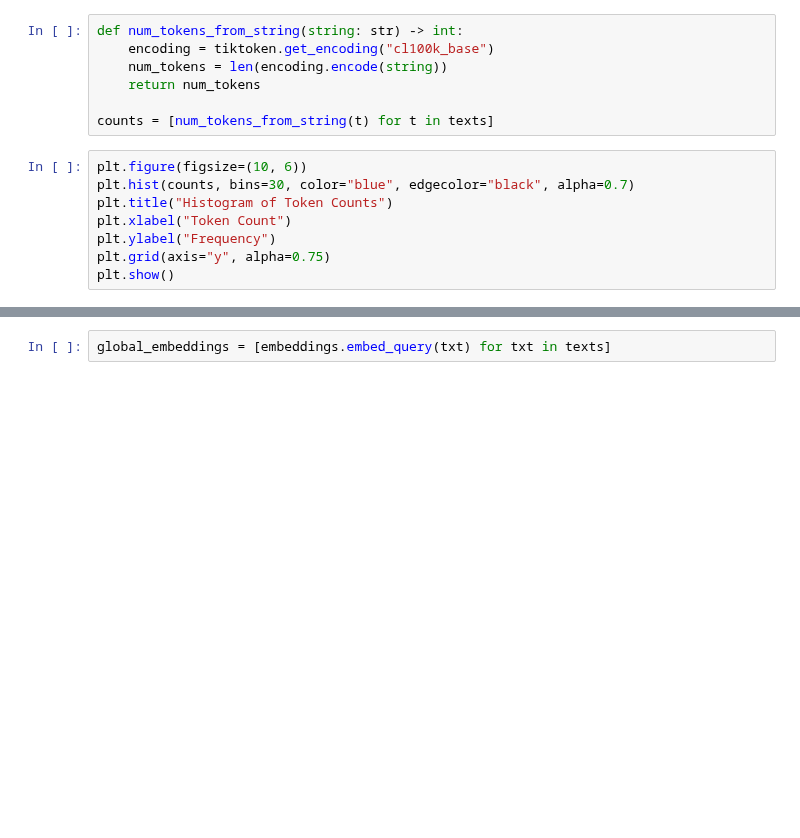
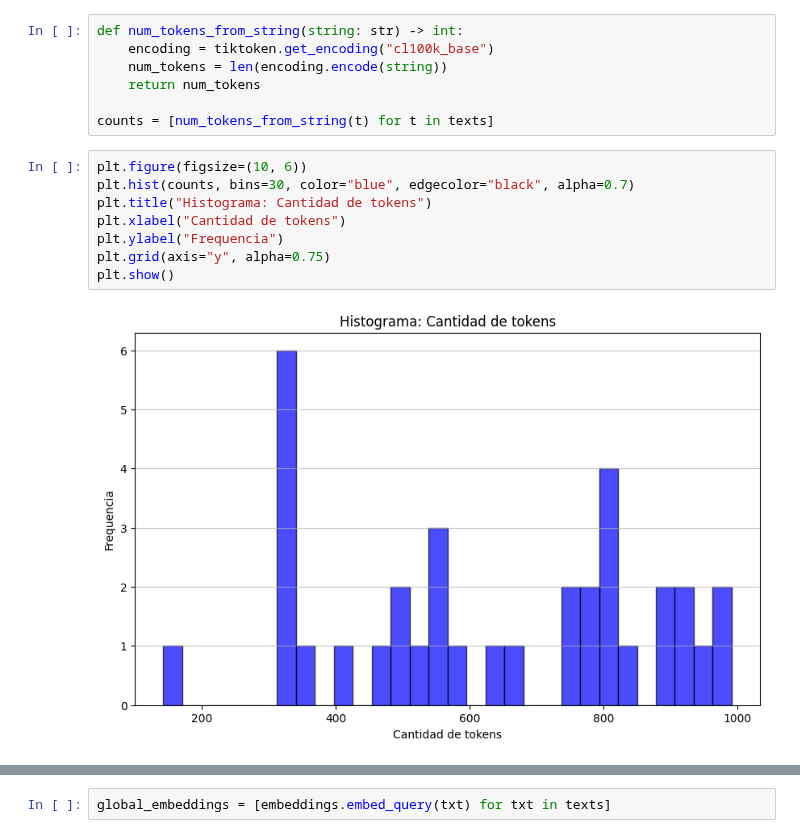
Before and after one commit to kikin3112/1day_1thing, a Jupyter notebook: prometeo/prometeo_wRAPTOR_func_test.ipynb, the cells around one changed output, grey strips where cells are left out. Saved outputs shown, nothing was run; the diff lists cells and outputs as text; blank space fills up the shorter version.

```diff
--- a/prometeo/prometeo_wRAPTOR_func_test.ipynb
+++ b/prometeo/prometeo_wRAPTOR_func_test.ipynb
@@ -47,11 +53,13 @@ counts = [num_tokens_from_string(t) for t in texts]
 # %%
 plt.figure(figsize=(10, 6))
 plt.hist(counts, bins=30, color="blue", edgecolor="black", alpha=0.7)
-plt.title("Histogram of Token Counts")
-plt.xlabel("Token Count")
-plt.ylabel("Frequency")
+plt.title("Histograma: Cantidad de tokens")
+plt.xlabel("Cantidad de tokens")
+plt.ylabel("Frequencia")
 plt.grid(axis="y", alpha=0.75)
 plt.show()
+# %% [output]
+[figure, added]
 # %%
 d_sorted = sorted(docs, key=lambda x: x.metadata["source"])
 d_reversed = list(reversed(d_sorted))
```
Also changed, not shown: parts of 21 cells of this notebook, 5 other files.
